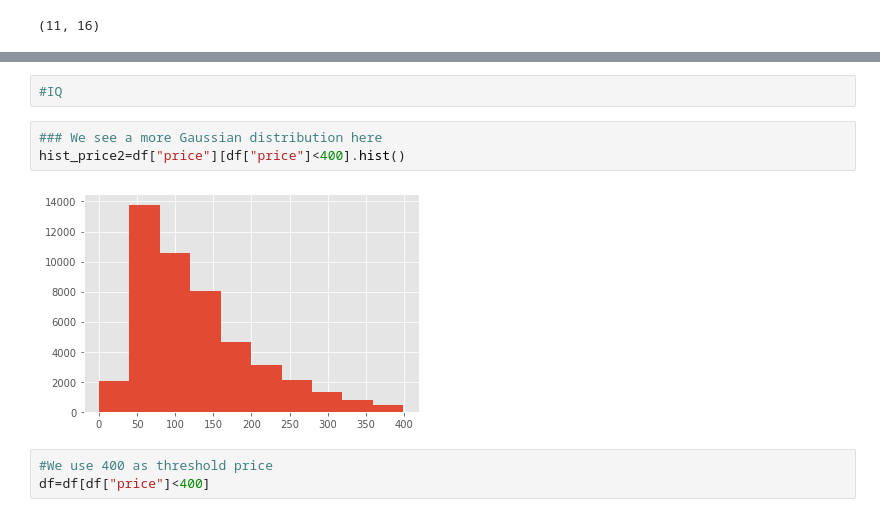
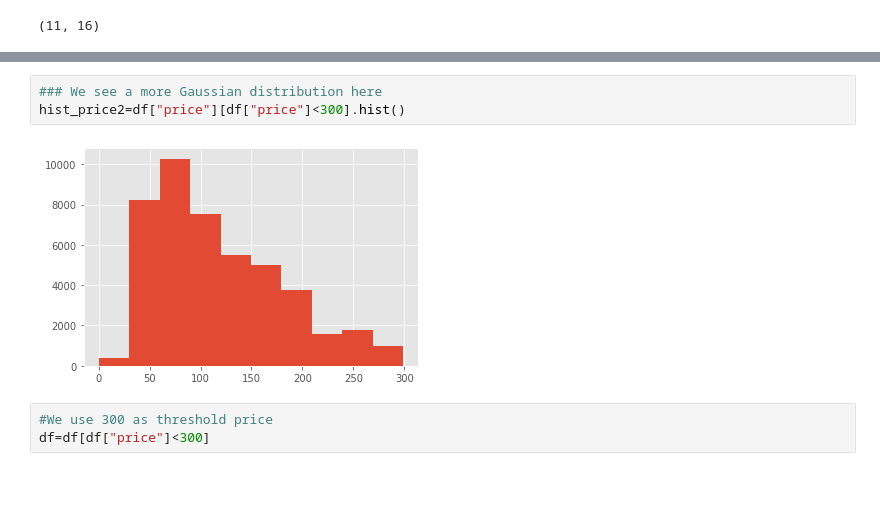
Before and after one commit to rajeshmore1/Capstone-Project-1, a Jupyter notebook: Rajesh_More_Copy_of_Team_4_Capstone_Project.ipynb, the cells around one changed output, grey strips where cells are left out. Saved outputs shown, nothing was run; the diff lists cells and outputs as text; blank space fills up the shorter version.

```diff
--- a/Rajesh_More_Copy_of_Team_4_Capstone_Project.ipynb
+++ b/Rajesh_More_Copy_of_Team_4_Capstone_Project.ipynb
@@ -444,14 +495,12 @@ max      10000.000000
 Name: price, dtype: float64
-# %%
-#IQ
 # %%
 ### We see a more Gaussian distribution here
-hist_price2=df["price"][df["price"]<400].hist()
+hist_price2=df["price"][df["price"]<300].hist()
 # %% [output]
-[figure, old version]
+[figure, new version]
 # %%
-#We use 400 as threshold price
-df=df[df["price"]<400]
+#We use 300 as threshold price
+df=df[df["price"]<300]
 # %%
 ### Looking at the price column again
 df["price"].describe()
```
Also changed, not shown: parts of 19 cells of this notebook.
